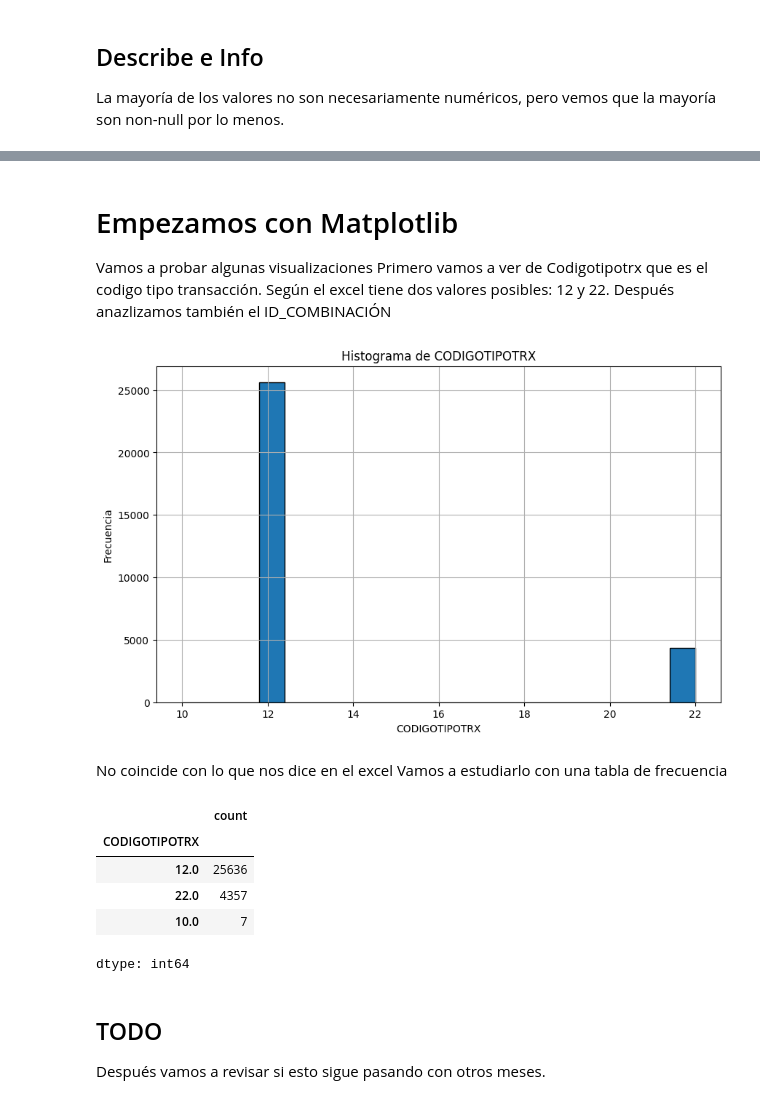
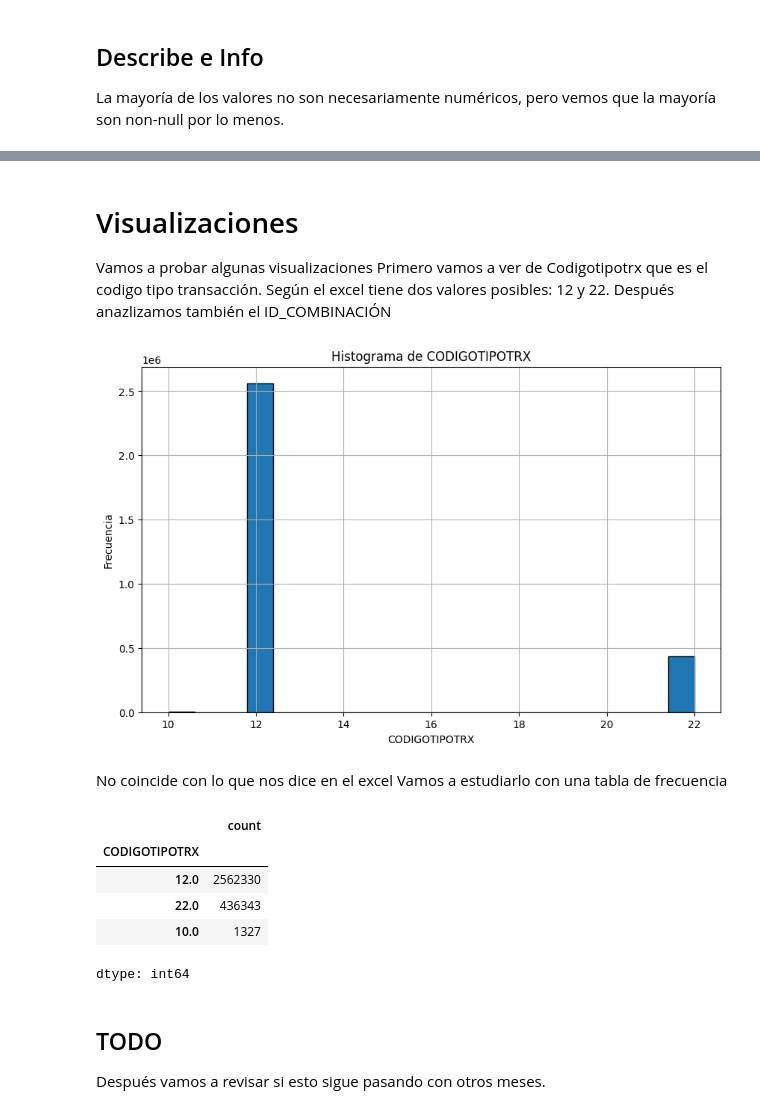
Before and after one commit to Ign4cho/ProyectoBI, a Jupyter notebook: EDA.ipynb, the cells around one changed output, grey strips where cells are left out. Saved outputs shown, nothing was run; the diff lists cells and outputs as text; code cells hidden in the pictures.

Commit message:
Se agregaron histogramas y se eliminó la restricción de filas

```diff
--- a/EDA.ipynb
+++ b/EDA.ipynb
@@ -57,8 +60,8 @@ column_types = {
 # %%
 def load_data():
     return pd.read_csv(csv_path, delimiter=';', on_bad_lines='skip', decimal=',',
-                        nrows=cantidad_filas,
                           dtype=column_types)
+    #si hace falta agregar: nrows=cantidad_filas,
 # %%
 data=load_data()
 # %%
@@ -113,30 +90,30 @@ data.head()
 # %% [markdown]
-# Empezamos con Matplotlib
+# Visualizaciones
 Vamos a probar algunas visualizaciones
 Primero vamos a ver de Codigotipotrx que es el codigo tipo transacción. Según el excel tiene dos valores posibles: 12 y 22.
 Después anazlizamos también el ID_COMBINACIÓN
 # %%
 
 plt.figure(figsize=(10, 6))
-plt.hist(data['CODIGOTIPOTRX'], bins=20, edgecolor='black')
+plt.hist(df['CODIGOTIPOTRX'], bins=20, edgecolor='black')
 plt.title('Histograma de CODIGOTIPOTRX')
 plt.xlabel('CODIGOTIPOTRX')
 plt.ylabel('Frecuencia')
 plt.grid(True)
 plt.show()
 # %% [output]
-[figure, old version]
+[figure, new version]
 # %% [markdown]
 No coincide con lo que nos dice en el excel
 Vamos a estudiarlo con una tabla de frecuencia
 # %%
-data.value_counts('CODIGOTIPOTRX')
+df.value_counts('CODIGOTIPOTRX', dropna=False)
 # %% [output]
 |  | count |
 | CODIGOTIPOTRX |  |
-| 12.0 | 25636 |
-| 22.0 | 4357 |
-| 10.0 | 7 |
+| 12.0 | 2562330 |
+| 22.0 | 436343 |
+| 10.0 | 1327 |
 dtype: int64
 # %% [markdown]
 ## TODO
```
Also changed, not shown: parts of 13 cells of this notebook.
